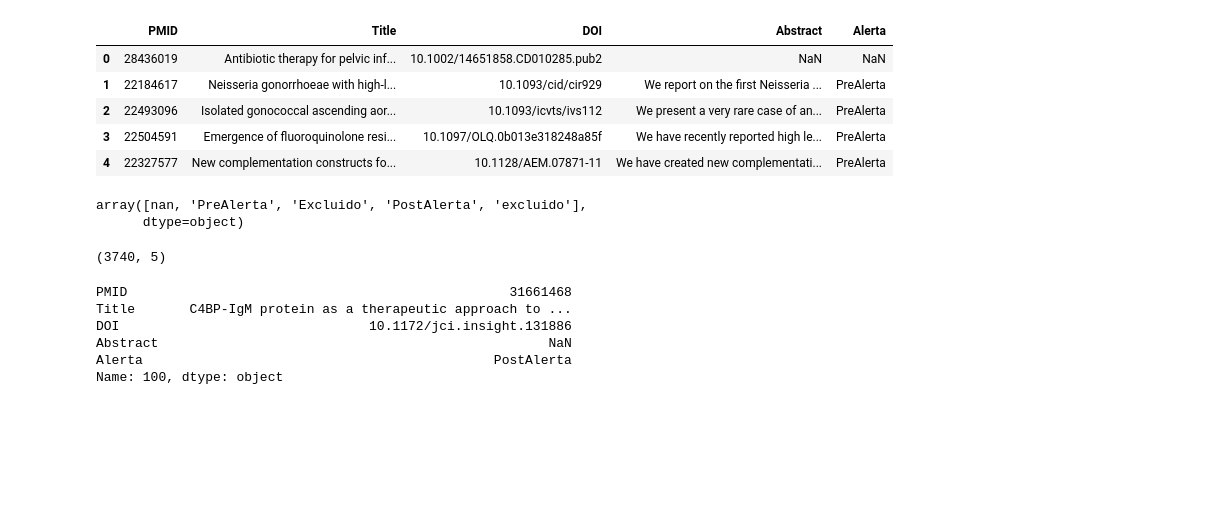
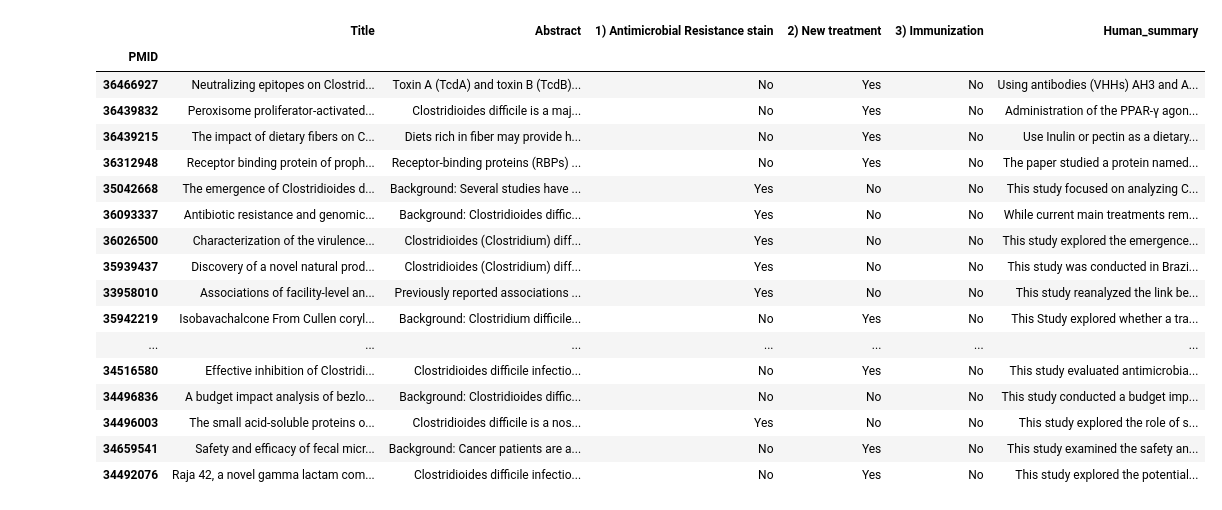
Before and after one commit to LLMzCor/LLMzCor.github.io, a Jupyter notebook: PAC.ipynb, the cells around one changed output. Saved outputs shown, nothing was run; the diff lists cells and outputs as text; code cells hidden in the pictures; blank space fills up the shorter version.

```diff
--- a/PAC.ipynb
+++ b/PAC.ipynb
@@ -5,27 +4,40 @@ df=pd.read_excel("BD_resumida.xlsx")
+# %%
+file_path = r"C:\Users\chris\Data_science\Proyectos_perso\LLMzCor.github.io\DBs\Clostridium_difficile.xlsx"
+sheet = "test"
+usecols= [
+    'PMID',
+    'Title',
+    'Abstract',
+    '1) Antimicrobial Resistance stain',
+    '2) New treatment',
+    '3) Immunization',
+    'Human_summary'
+]
+df = pd.read_excel(
+    io=file_path,
+    sheet_name=sheet,
+    usecols=usecols
+)
+# %%
+df.set_index("PMID",inplace=True)
 # %%
-df.head()
+df
 # %% [output]
-|  | PMID | Title | DOI | Abstract | Alerta |
-| 0 | 28436019 | Antibiotic therapy for pelvic inf... | 10.1002/14651858.CD010285.pub2 | NaN | NaN |
-| 1 | 22184617 | Neisseria gonorrhoeae with high-l... | 10.1093/cid/cir929 | We report on the first Neisseria ... | PreAlerta |
-| 2 | 22493096 | Isolated gonococcal ascending aor... | 10.1093/icvts/ivs112 | We present a very rare case of an... | PreAlerta |
-| 3 | 22504591 | Emergence of fluoroquinolone resi... | 10.1097/OLQ.0b013e318248a85f | We have recently reported high le... | PreAlerta |
-| 4 | 22327577 | New complementation constructs fo... | 10.1128/AEM.07871-11 | We have created new complementati... | PreAlerta |
+|  | Title | Abstract | 1) Antimicrobial Resistance stain | 2) New treatment | 3) Immunization | Human_summary |
+| PMID |  |  |  |  |  |  |
+| 36466927 | Neutralizing epitopes on Clostrid... | Toxin A (TcdA) and toxin B (TcdB)... | No | Yes | No | Using antibodies (VHHs) AH3 and A... |
+| 36439832 | Peroxisome proliferator-activated... | Clostridioides difficile is a maj... | No | Yes | No | Administration of the PPAR-γ agon... |
+| 36439215 | The impact of dietary fibers on C... | Diets rich in fiber may provide h... | No | Yes | No | Use Inulin or pectin as a dietary... |
+| 36312948 | Receptor binding protein of proph... | Receptor-binding proteins (RBPs) ... | No | Yes | No | The paper studied a protein named... |
+| 35042668 | The emergence of Clostridioides d... | Background: Several studies have ... | Yes | No | No | This study focused on analyzing C... |
+| 36093337 | Antibiotic resistance and genomic... | Background: Clostridioides diffic... | Yes | No | No | While current main treatments rem... |
+| 36026500 | Characterization of the virulence... | Clostridioides (Clostridium) diff... | Yes | No | No | This study explored the emergence... |
+| 35939437 | Discovery of a novel natural prod... | Clostridioides (Clostridium) diff... | Yes | No | No | This study was conducted in Brazi... |
+| 33958010 | Associations of facility-level an... | Previously reported associations ... | Yes | No | No | This study reanalyzed the link be... |
+| 35942219 | Isobavachalcone From Cullen coryl... | Background: Clostridium difficile... | No | Yes | No | This Study explored whether a tra... |
+| ... | ... | ... | ... | ... | ... | ... |
+| 34516580 | Effective inhibition of Clostridi... | Clostridioides difficile infectio... | No | Yes | No | This study evaluated antimicrobia... |
+| 34496836 | A budget impact analysis of bezlo... | Background: Clostridioides diffic... | No | No | No | This study conducted a budget imp... |
+| 34496003 | The small acid-soluble proteins o... | Clostridioides difficile is a nos... | Yes | No | No | This study explored the role of s... |
+| 34659541 | Safety and efficacy of fecal micr... | Background: Cancer patients are a... | No | Yes | No | This study examined the safety an... |
+| 34492076 | Raja 42, a novel gamma lactam com... | Clostridioides difficile infectio... | No | Yes | No | This study explored the potential... |
-# %%
-df['Alerta'].unique()
-# %% [output]
-array([nan, 'PreAlerta', 'Excluido', 'PostAlerta', 'excluido'],
-      dtype=object)
-# %%
-df.shape
-# %% [output]
-(3740, 5)
-# %%
-df.iloc[100]
-# %% [output]
-PMID                                                 31661468
-Title       C4BP-IgM protein as a therapeutic approach to ...
-DOI                                10.1172/jci.insight.131886
-Abstract                                                  NaN
-Alerta                                             PostAlerta
-Name: 100, dtype: object
```
Also changed, not shown: parts of 7 cells of this notebook.
